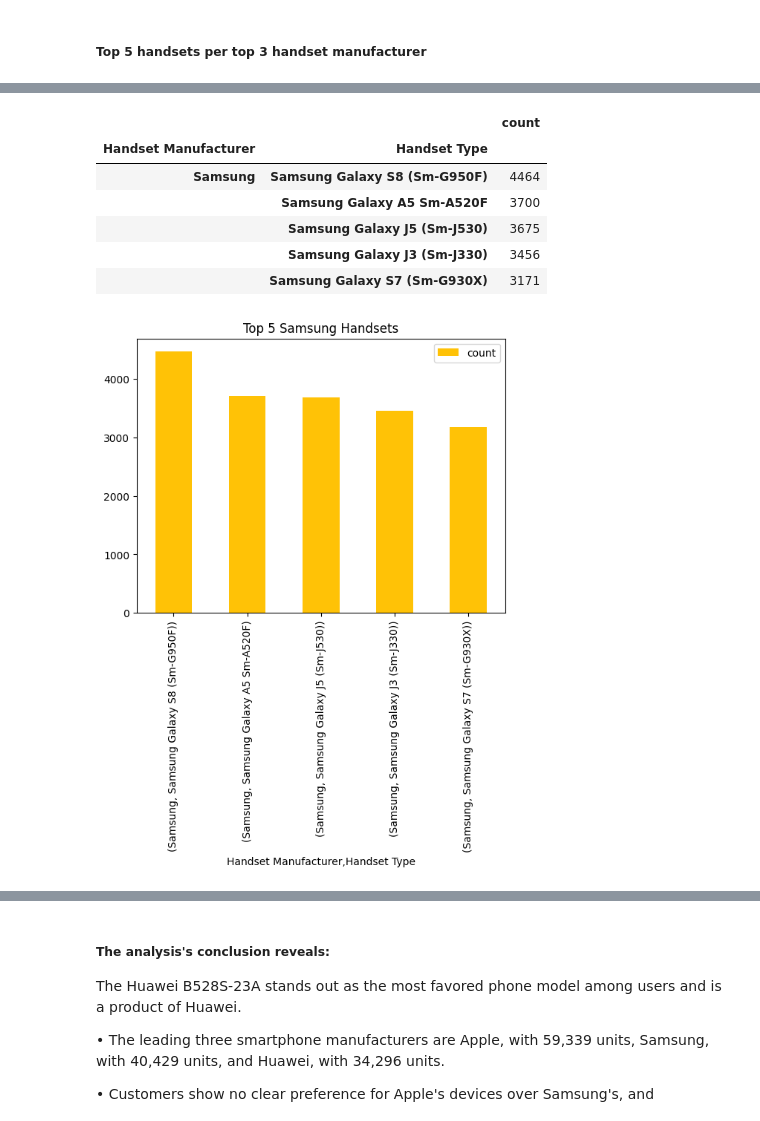
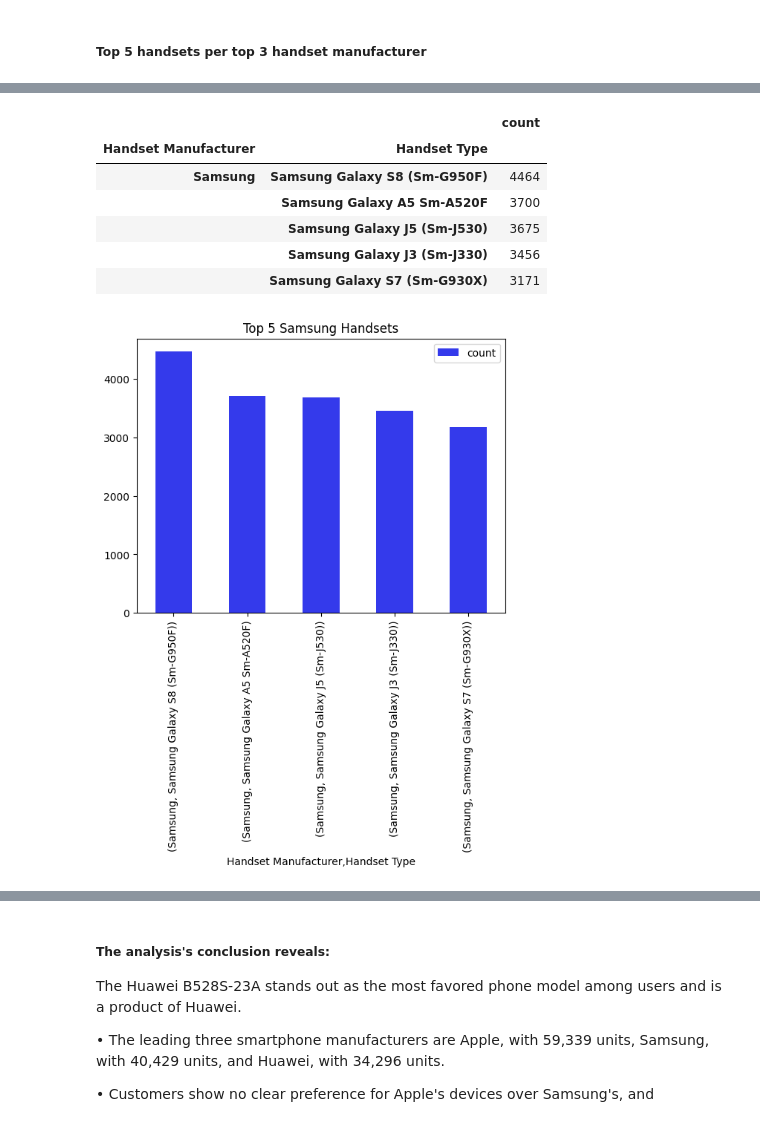
Before and after one commit to brook1167/Telecom-Analysis, a Jupyter notebook: notebooks/User_overview_analysis_task1.ipynb, the cells around one changed output, grey strips where cells are left out. Drawn from its saved outputs; the diff is of its cells as text; code cells hidden in the pictures.

```diff
--- a/notebooks/User_overview_analysis_task1.ipynb
+++ b/notebooks/User_overview_analysis_task1.ipynb
@@ -17,3 +14,6 @@ telecom_df.drop("Unnamed: 0",axis=1,inplace=True)
+# %%
+# Load dataset from postgres
+telecom_df = fetch_data_from_postgres()
 # %%
 # Dataframe head
 telecom_df.head()
@@ -82,20 +125,20 @@ top_apple
 # %%
 # Top 5 handsets per top 3 handset manufacturer
 top_samsung = telecom_df.loc[telecom_df['Handset Manufacturer'] == 'Samsung']
 top_samsung = top_samsung.groupby(['Handset Manufacturer', 'Handset Type']).agg({'Handset Type': ['count']})
 top_samsung.columns = ['count']
 top_samsung=top_samsung.nlargest(5, 'count')
-top_samsung.plot.bar(y='count', title="Top 5 Samsung Handsets", stacked=True, color='#ffc206')
+top_samsung.plot.bar(y='count', title="Top 5 Samsung Handsets", stacked=True,  color='#343aeb')
 top_samsung
 # %% [output]
 |  |  | count |
 | Handset Manufacturer | Handset Type |  |
 | Samsung | Samsung Galaxy S8 (Sm-G950F) | 4464 |
 |  | Samsung Galaxy A5 Sm-A520F | 3700 |
 |  | Samsung Galaxy J5 (Sm-J530) | 3675 |
 |  | Samsung Galaxy J3 (Sm-J330) | 3456 |
 |  | Samsung Galaxy S7 (Sm-G930X) | 3171 |
-[figure, old version]
+[figure, new version]
 # %%
 # Top 5 handsets per top 3 handset manufacturer
 top_huawei = telecom_df.loc[telecom_df['Handset Manufacturer'] == 'Huawei']
```
Also changed, not shown: parts of 9 cells of this notebook.
